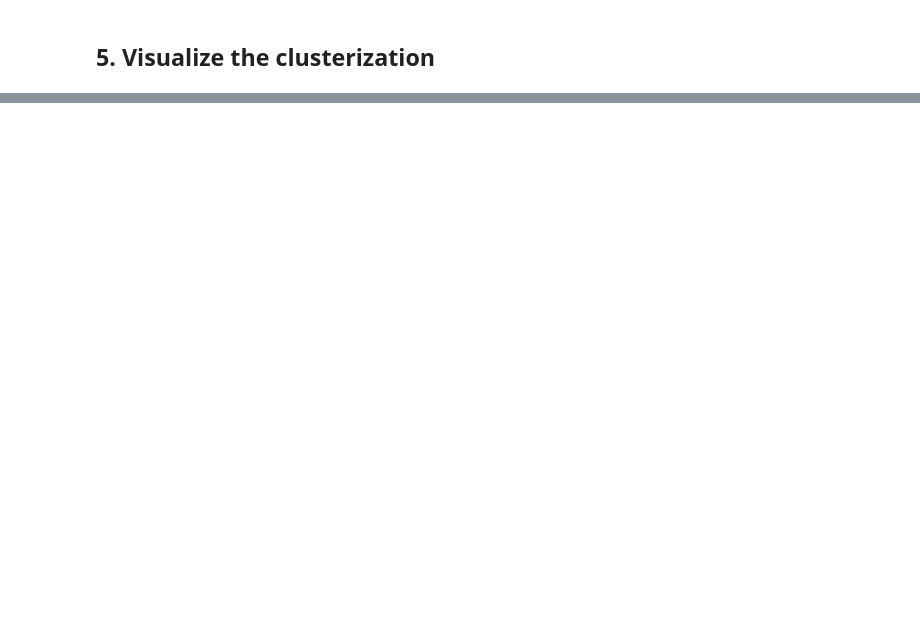
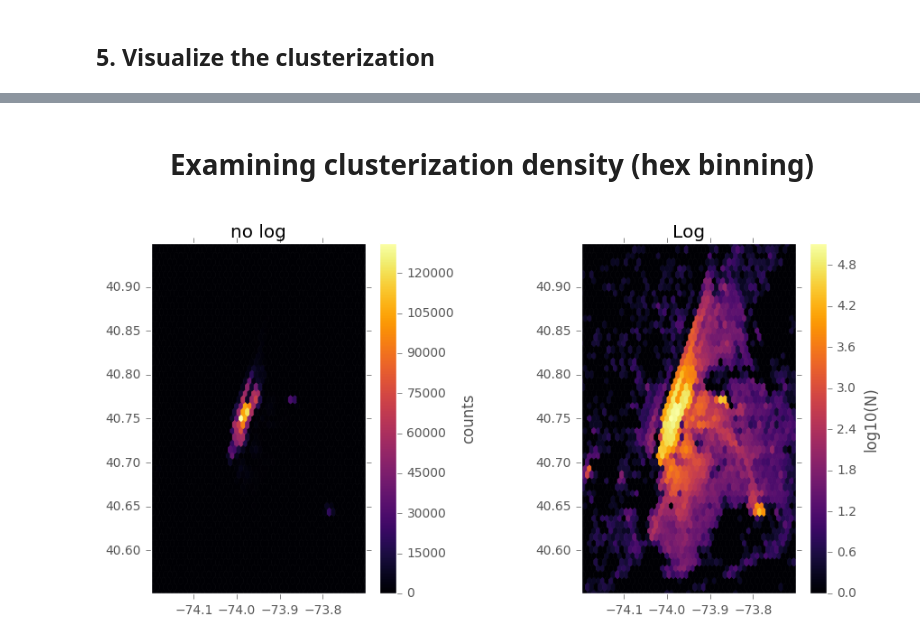
Before and after one commit to xR86/ml-stuff, a Jupyter notebook: kaggle/nyc-taxi-trip-duration/PrimerStatistics.ipynb, the cells around one changed output, grey strips where cells are left out. Saved outputs shown, nothing was run; the diff lists cells and outputs as text; code cells hidden in the pictures; blank space fills up the shorter version.

```diff
--- a/kaggle/nyc-taxi-trip-duration/PrimerStatistics.ipynb
+++ b/kaggle/nyc-taxi-trip-duration/PrimerStatistics.ipynb
@@ -186,0 +216,23 @@ plt.show()
+# %%
+plt.figure(figsize = (10,5))
+plt.subplots_adjust(wspace = 0.6) # wspace=None
+# wspace = 0.2   # the amount of width reserved for blank space between subplots
+
+display(HTML('<center><h1>Examining clusterization density (hex binning)</h1></center>'))
+
+plt.subplot(121),\
+    plt.hexbin(longitude,latitude, gridsize=50, cmap='inferno'),\
+    plt.title('no log')
+plt.colorbar().set_label('counts')
+
+plt.subplot(122),\
+    plt.hexbin(longitude,latitude, gridsize=50, bins='log', cmap='inferno'),\
+    plt.title('Log'),\
+    #plt.plot(longitude,latitude,'.', alpha = 0.1, c='c', markersize = 0.05)
+
+plt.colorbar().set_label('log10(N)')
+
+plt.show()
+# %% [output]
+Examining clusterization density (hex binning)
+[figure, added]
```
Also changed, not shown: parts of 10 cells of this notebook.
